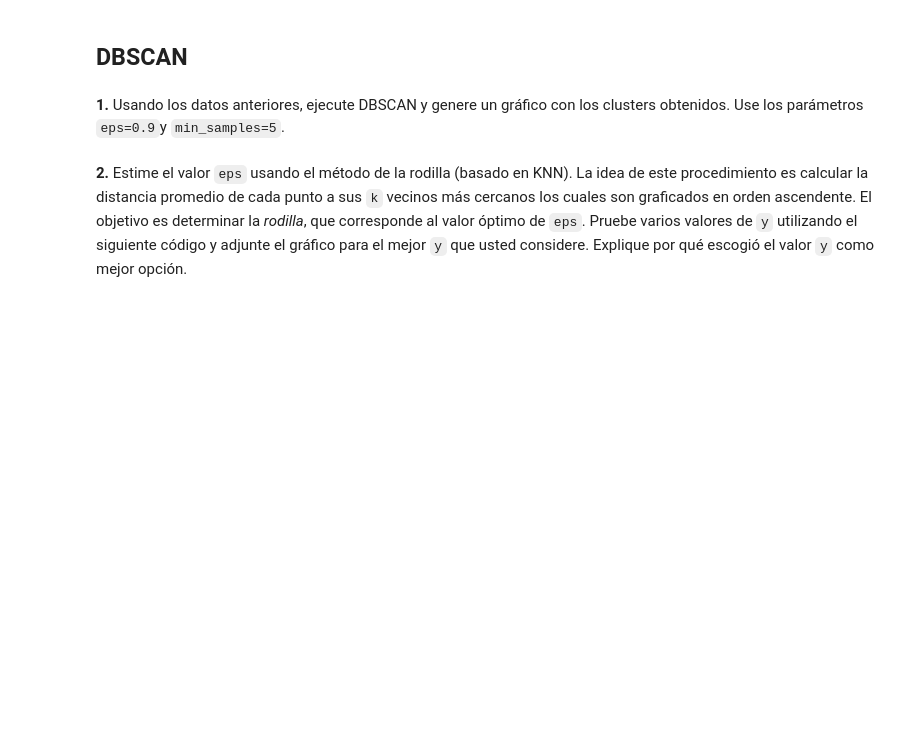
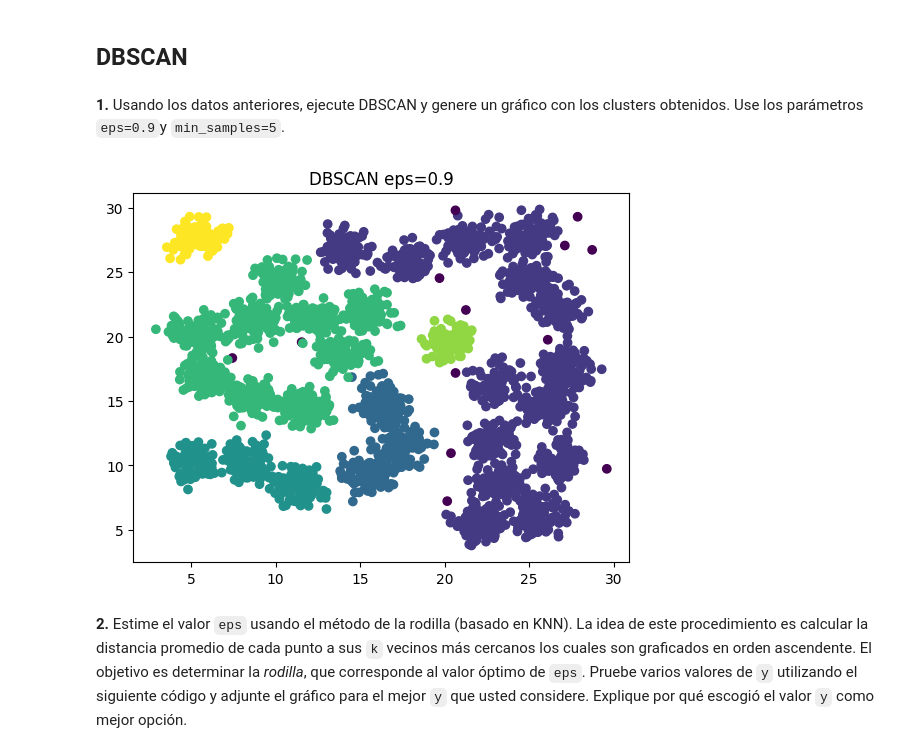
Before and after one commit to ElCuervas/Tarea-8-Lab-clustering, a Jupyter notebook: Lab_clustering.ipynb, the cells around one changed output. Saved outputs shown, nothing was run; the diff lists cells and outputs as text; code cells hidden in the pictures; blank space fills up the shorter version.

```diff
--- a/Lab_clustering.ipynb
+++ b/Lab_clustering.ipynb
@@ -66,6 +95,14 @@ array([[25.0514,  5.7475],
 ## DBSCAN
 # %% [markdown]
 **1.** Usando los datos anteriores, ejecute DBSCAN y genere un gráfico con los clusters obtenidos. Use los parámetros `eps=0.9`y `min_samples=5`.
+# %%
+from sklearn.cluster import DBSCAN
+dbscan1 = DBSCAN(eps=0.9, min_samples=5).fit(X)
+plt.scatter(X[:, 0], X[:, 1], c=dbscan1.labels_)
+plt.title('DBSCAN eps=0.9')
+plt.show()
+# %% [output]
+[figure, added]
 # %% [markdown]
 **2.** Estime el valor `eps` usando el método de la rodilla (basado en KNN). La idea de este procedimiento es calcular la distancia promedio de cada punto a sus `k` vecinos más cercanos los cuales son graficados en orden ascendente. El objetivo es determinar la *rodilla*, que corresponde al valor óptimo de `eps`. Pruebe varios valores de `y` utilizando el siguiente código y adjunte el gráfico para el mejor `y` que usted considere. Explique por qué escogió el valor `y` como mejor opción.
 # %%
```
Also changed, not shown: parts of 9 cells of this notebook.
